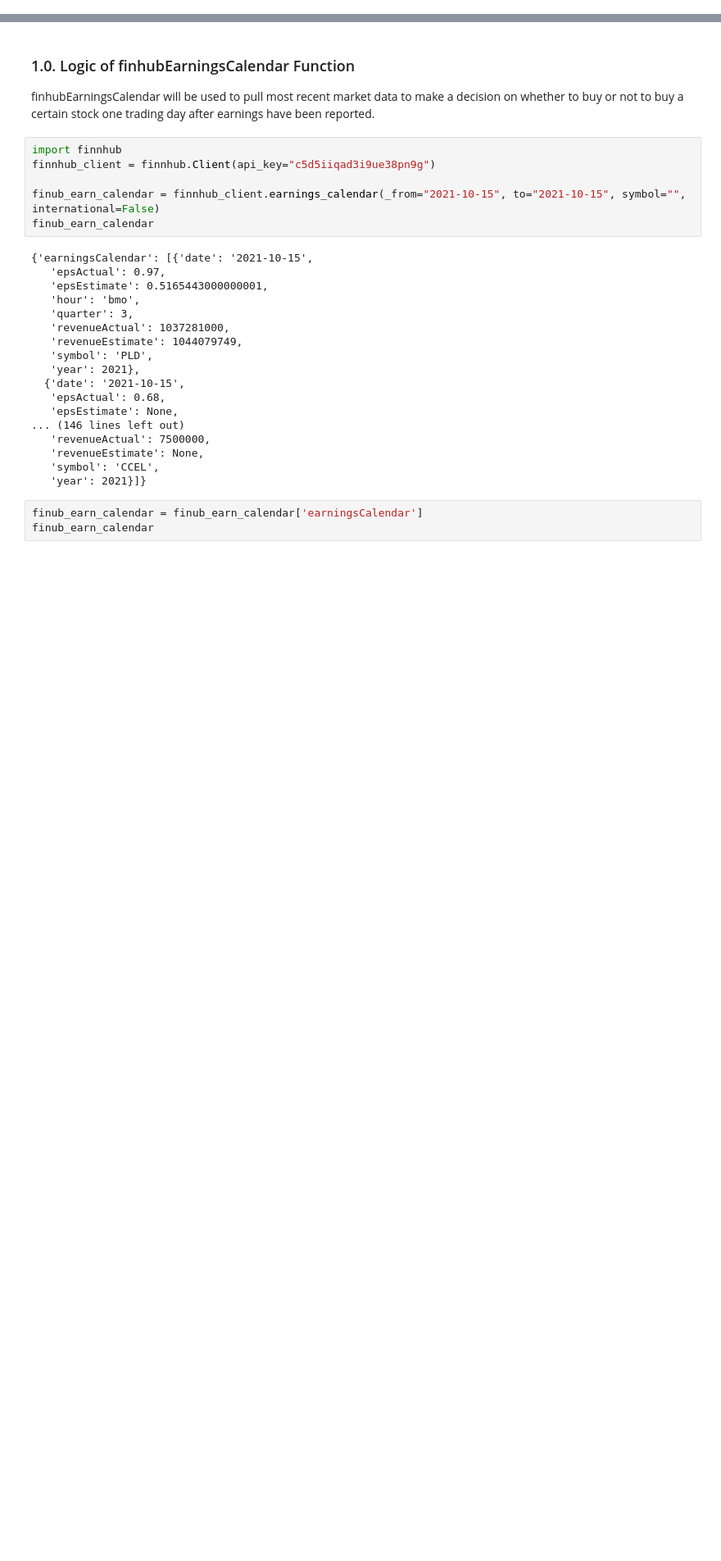
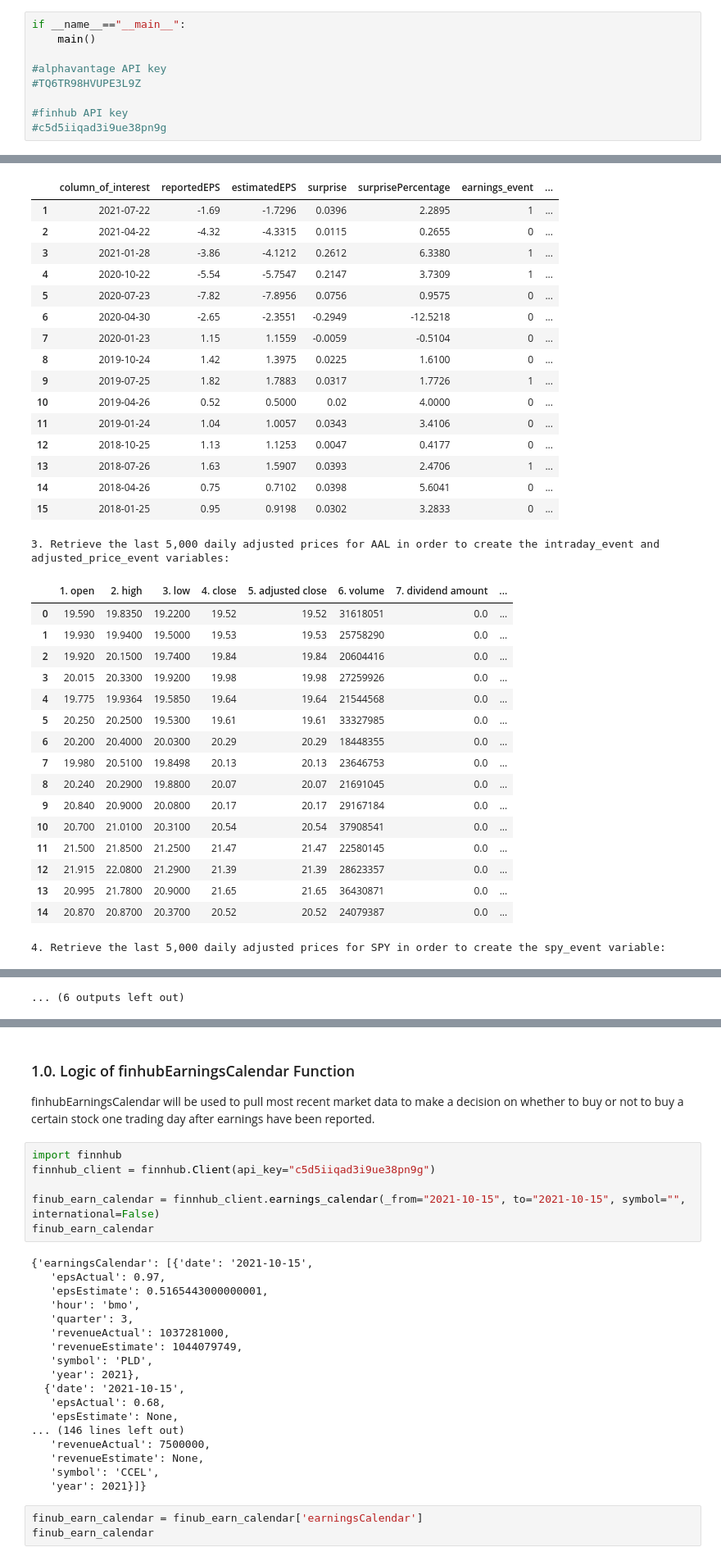
Before and after one commit to danielramirezjr1998/Data_Science_Projects, a Jupyter notebook: Naive Bayes Classifier/Naive Bayes in Finance.ipynb, the cells around one changed output, grey strips where cells are left out. Shown at 82% size. Drawn from its saved outputs; the diff is of its cells as text; blank space fills up the shorter version.

```diff
--- a/Naive Bayes Classifier/Naive Bayes in Finance.ipynb
+++ b/Naive Bayes Classifier/Naive Bayes in Finance.ipynb
@@ -53,0 +1698,10 @@ Explain the thought process of how to go about getting the data to prove your hy
+# %%
+if __name__=="__main__":
+    main()
+
+#alphavantage API key
+#TQ6TR98HVUPE3L9Z
+
+#finhub API key
+#c5d5iiqad3i9ue38pn9g
+# %% [output]
@@ -53,0 +1744,34 @@ Explain the thought process of how to go about getting the data to prove your hy
+|  | column_of_interest | reportedEPS | estimatedEPS | surprise | surprisePercentage | earnings_event | ... |
+| 1 | 2021-07-22 | -1.69 | -1.7296 | 0.0396 | 2.2895 | 1 | ... |
+| 2 | 2021-04-22 | -4.32 | -4.3315 | 0.0115 | 0.2655 | 0 | ... |
+| 3 | 2021-01-28 | -3.86 | -4.1212 | 0.2612 | 6.3380 | 1 | ... |
+| 4 | 2020-10-22 | -5.54 | -5.7547 | 0.2147 | 3.7309 | 1 | ... |
+| 5 | 2020-07-23 | -7.82 | -7.8956 | 0.0756 | 0.9575 | 0 | ... |
+| 6 | 2020-04-30 | -2.65 | -2.3551 | -0.2949 | -12.5218 | 0 | ... |
+| 7 | 2020-01-23 | 1.15 | 1.1559 | -0.0059 | -0.5104 | 0 | ... |
+| 8 | 2019-10-24 | 1.42 | 1.3975 | 0.0225 | 1.6100 | 0 | ... |
+| 9 | 2019-07-25 | 1.82 | 1.7883 | 0.0317 | 1.7726 | 1 | ... |
+| 10 | 2019-04-26 | 0.52 | 0.5000 | 0.02 | 4.0000 | 0 | ... |
+| 11 | 2019-01-24 | 1.04 | 1.0057 | 0.0343 | 3.4106 | 0 | ... |
+| 12 | 2018-10-25 | 1.13 | 1.1253 | 0.0047 | 0.4177 | 0 | ... |
+| 13 | 2018-07-26 | 1.63 | 1.5907 | 0.0393 | 2.4706 | 1 | ... |
+| 14 | 2018-04-26 | 0.75 | 0.7102 | 0.0398 | 5.6041 | 0 | ... |
+| 15 | 2018-01-25 | 0.95 | 0.9198 | 0.0302 | 3.2833 | 0 | ... |
+3. Retrieve the last 5,000 daily adjusted prices for AAL in order to create the intraday_event and adjusted_price_event variables:
+|  | 1. open | 2. high | 3. low | 4. close | 5. adjusted close | 6. volume | 7. dividend amount | ... |
+| 0 | 19.590 | 19.8350 | 19.2200 | 19.52 | 19.52 | 31618051 | 0.0 | ... |
+| 1 | 19.930 | 19.9400 | 19.5000 | 19.53 | 19.53 | 25758290 | 0.0 | ... |
+| 2 | 19.920 | 20.1500 | 19.7400 | 19.84 | 19.84 | 20604416 | 0.0 | ... |
+| 3 | 20.015 | 20.3300 | 19.9200 | 19.98 | 19.98 | 27259926 | 0.0 | ... |
+| 4 | 19.775 | 19.9364 | 19.5850 | 19.64 | 19.64 | 21544568 | 0.0 | ... |
+| 5 | 20.250 | 20.2500 | 19.5300 | 19.61 | 19.61 | 33327985 | 0.0 | ... |
+| 6 | 20.200 | 20.4000 | 20.0300 | 20.29 | 20.29 | 18448355 | 0.0 | ... |
+| 7 | 19.980 | 20.5100 | 19.8498 | 20.13 | 20.13 | 23646753 | 0.0 | ... |
+| 8 | 20.240 | 20.2900 | 19.8800 | 20.07 | 20.07 | 21691045 | 0.0 | ... |
+| 9 | 20.840 | 20.9000 | 20.0800 | 20.17 | 20.17 | 29167184 | 0.0 | ... |
+| 10 | 20.700 | 21.0100 | 20.3100 | 20.54 | 20.54 | 37908541 | 0.0 | ... |
+| 11 | 21.500 | 21.8500 | 21.2500 | 21.47 | 21.47 | 22580145 | 0.0 | ... |
+| 12 | 21.915 | 22.0800 | 21.2900 | 21.39 | 21.39 | 28623357 | 0.0 | ... |
+| 13 | 20.995 | 21.7800 | 20.9000 | 21.65 | 21.65 | 36430871 | 0.0 | ... |
+| 14 | 20.870 | 20.8700 | 20.3700 | 20.52 | 20.52 | 24079387 | 0.0 | ... |
+4. Retrieve the last 5,000 daily adjusted prices for SPY in order to create the spy_event variable:
@@ -53,0 +1827 @@ Explain the thought process of how to go about getting the data to prove your hy
+... (6 outputs left out)
```
Also changed, not shown: parts of 43 cells of this notebook.
